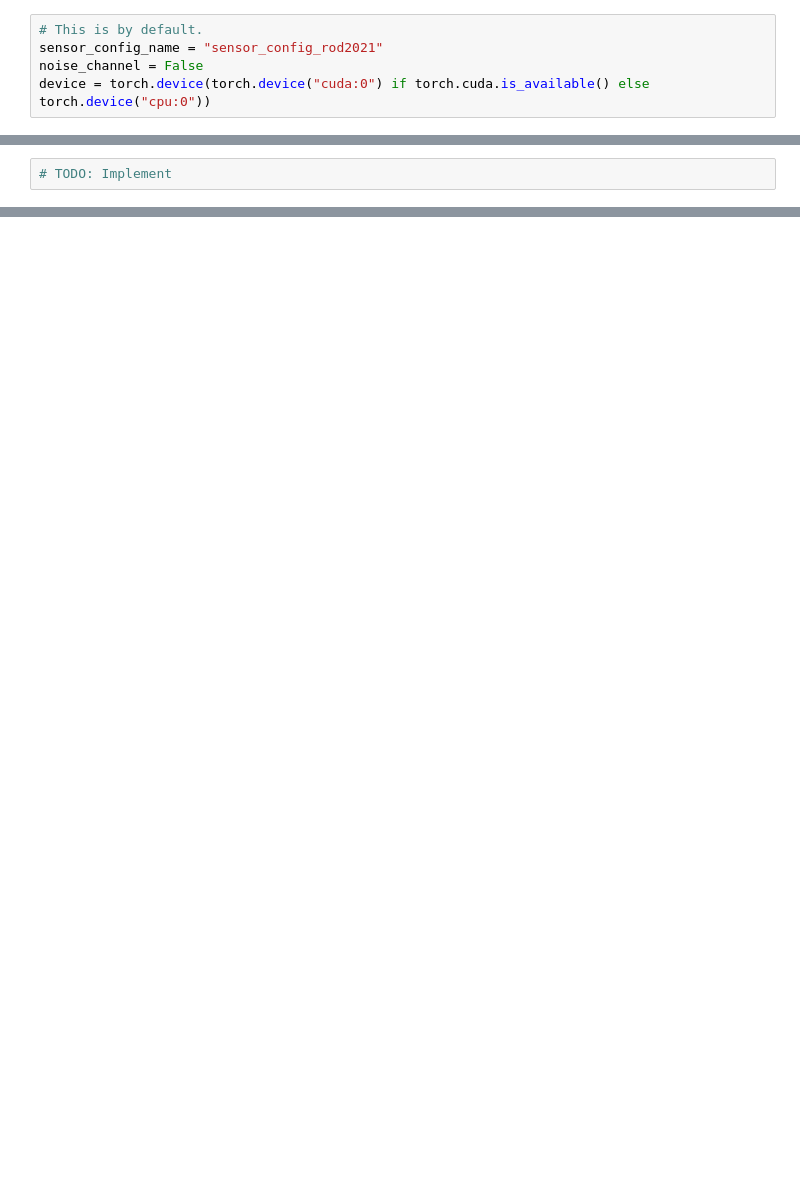
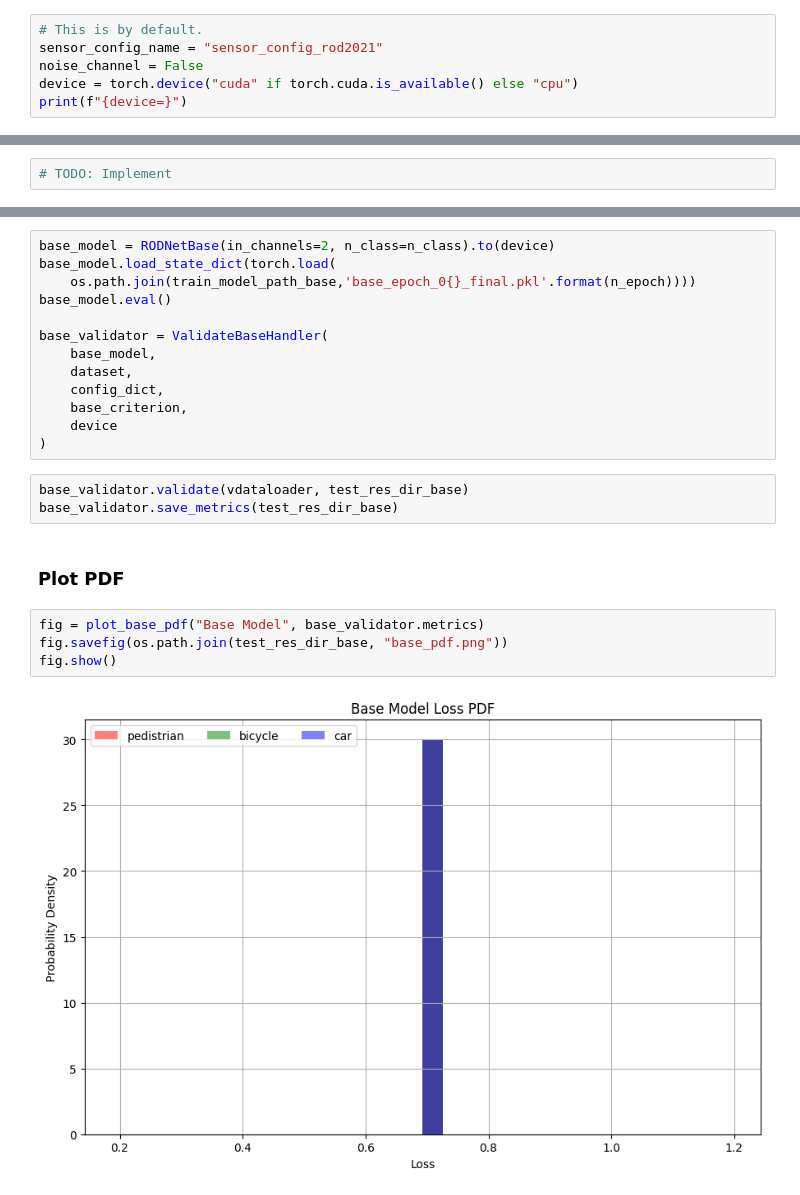
Before and after one commit to ENELEngineering/ENDG511_Project_RODNet, a Jupyter notebook: experiments.ipynb, the cells around one changed output, grey strips where cells are left out. Drawn from its saved outputs; the diff is of its cells as text; blank space fills up the shorter version.

```diff
--- a/experiments.ipynb
+++ b/experiments.ipynb
@@ -73,4 +71,5 @@ test_res_dir = os.path.join(os.path.dirname(os.path.realpath('__file__')), f"res
 # This is by default.
 sensor_config_name = "sensor_config_rod2021"
 noise_channel = False
-device = torch.device(torch.device("cuda:0") if torch.cuda.is_available() else torch.device("cpu:0"))
+device = torch.device("cuda" if torch.cuda.is_available() else "cpu")
+print(f"{device=}")
@@ -458,0 +366,24 @@ plt.show()
+# %%
+base_model = RODNetBase(in_channels=2, n_class=n_class).to(device)
+base_model.load_state_dict(torch.load(
+    os.path.join(train_model_path_base,'base_epoch_0{}_final.pkl'.format(n_epoch))))
+base_model.eval()
+
+base_validator = ValidateBaseHandler(
+    base_model,
+    dataset,
+    config_dict,
+    base_criterion,
+    device
+)
+# %%
+base_validator.validate(vdataloader, test_res_dir_base)
+base_validator.save_metrics(test_res_dir_base)
+# %% [markdown]
+### Plot PDF
+# %%
+fig = plot_base_pdf("Base Model", base_validator.metrics)
+fig.savefig(os.path.join(test_res_dir_base, "base_pdf.png"))
+fig.show()
+# %% [output]
+[figure, added]
```
Also changed, not shown: parts of 82 cells of this notebook, 4 other files.
